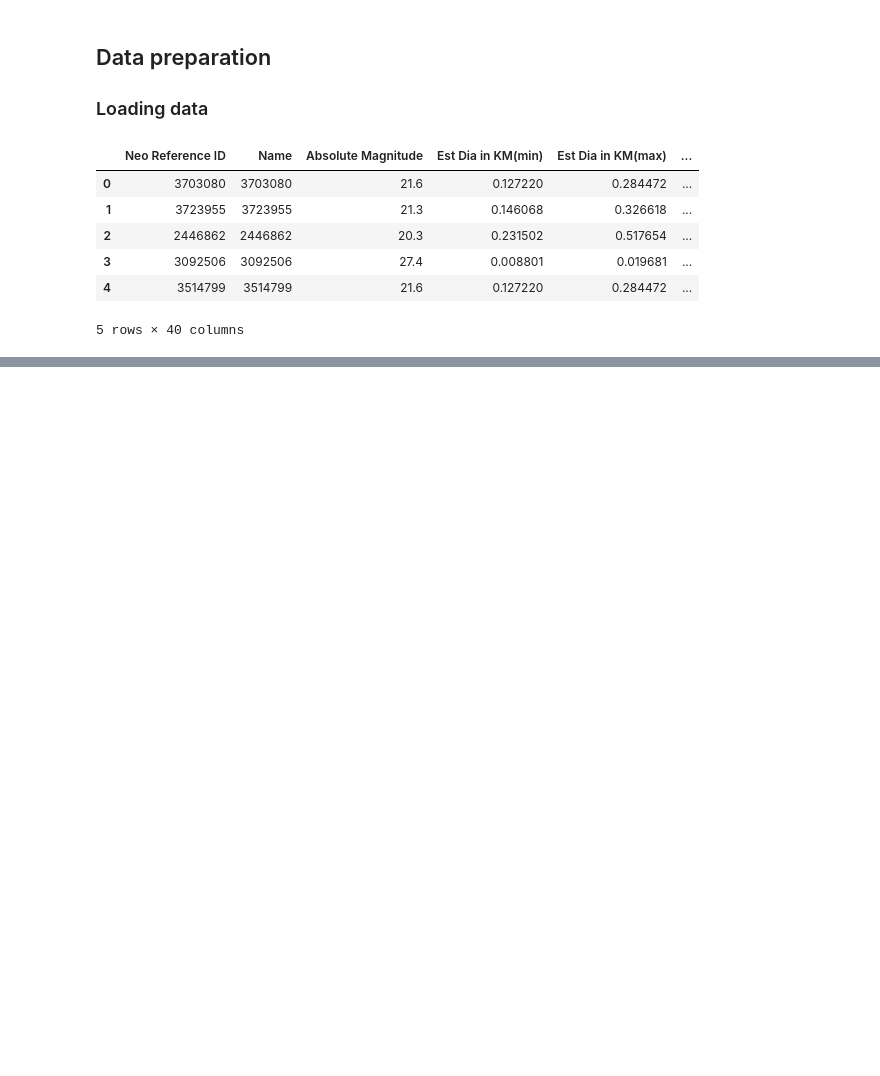
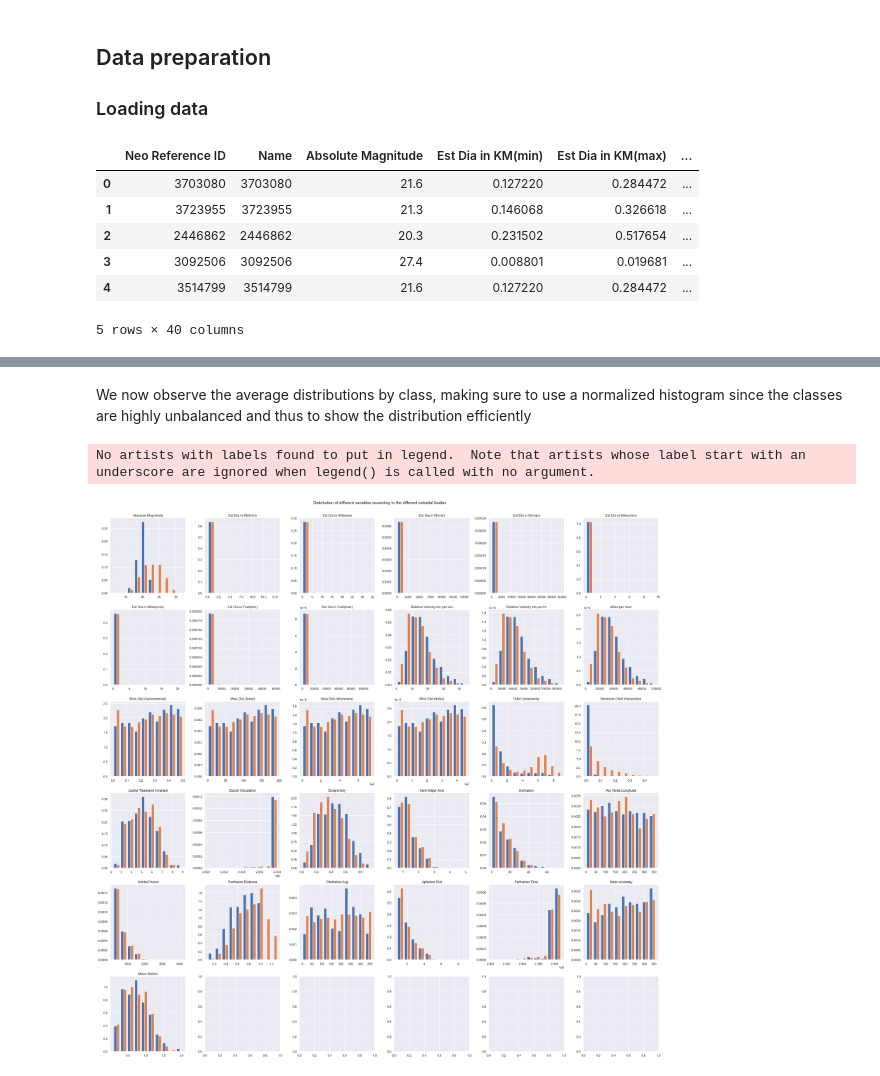
Before and after one commit to Djazil01/NASA-Object-Space-Selection, a Jupyter notebook: Nasa.ipynb, the cells around one changed output, grey strips where cells are left out. Saved outputs shown, nothing was run; the diff lists cells and outputs as text; code cells hidden in the pictures; blank space fills up the shorter version.

```diff
--- a/Nasa.ipynb
+++ b/Nasa.ipynb
@@ -36,0 +177,25 @@ data_nasa.head()
+# %% [markdown]
+We now observe the average distributions by class, making sure to use a normalized histogram since the classes are highly unbalanced and thus to show the distribution efficiently
+# %%
+
+fig, axes = plt.subplots(6, 6, figsize=(28, 28))
+fig.suptitle('Distribution of different variables according to the different celestial bodies')
+i = 0
+for column in columns:
+    axes[int(i / 6), i % 6].hist([
+        data_nasa[data_nasa["Hazardous"] == True][column],
+        data_nasa[data_nasa["Hazardous"] == False][column]
+    ], label=['True', 'False'], density=True)
+
+    # Set title for the subplot
+    axes[int(i / 6), i % 6].set_title(column.replace('_', ' '))
+
+    i += 1
+
+plt.legend()
+plt.tight_layout()
+plt.subplots_adjust(top=0.95)
+plt.show()
+# %% [output]
+No artists with labels found to put in legend.  Note that artists whose label start with an underscore are ignored when legend() is called with no argument.
+[figure, added]
```
Also changed, not shown: parts of 37 cells of this notebook.
